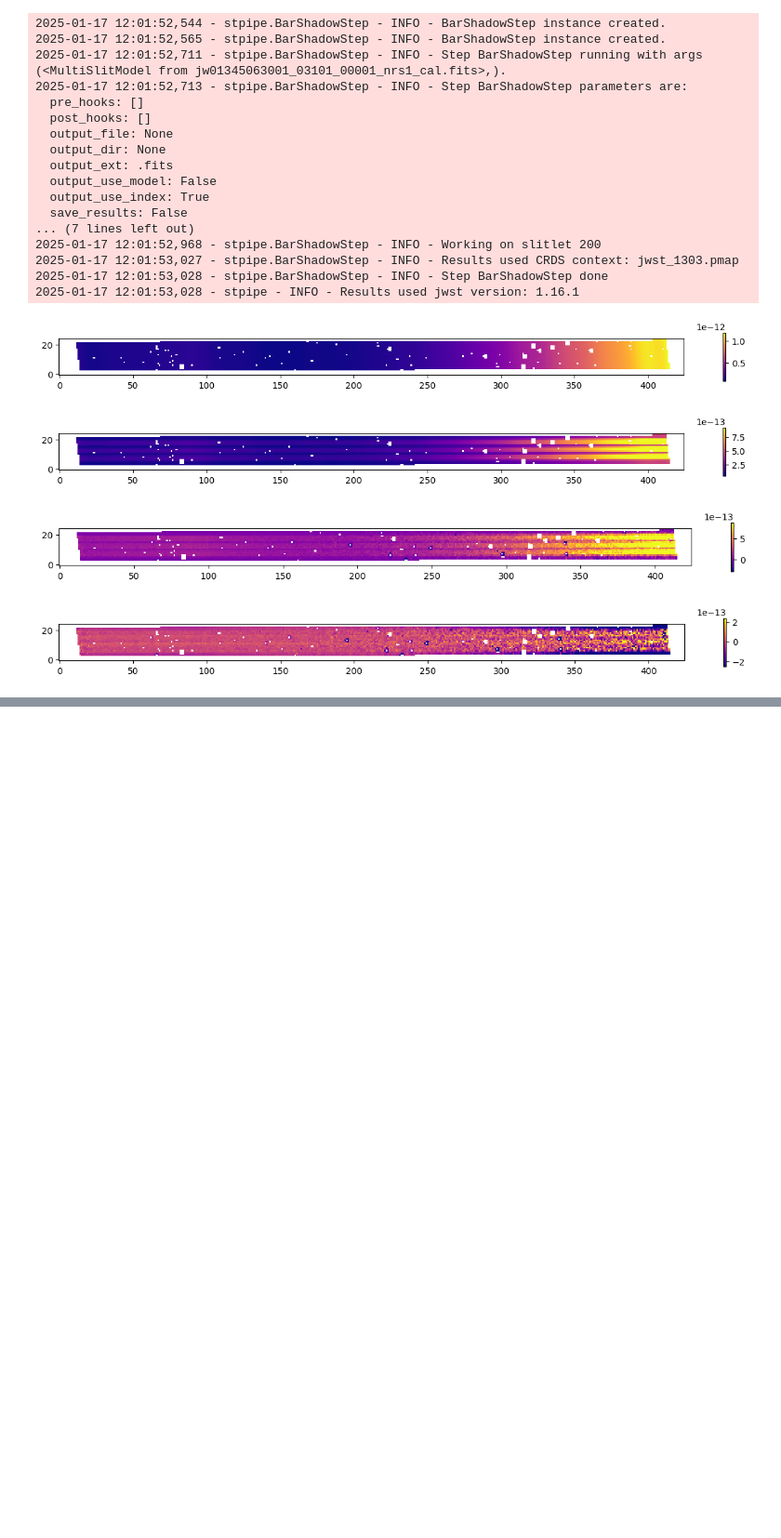
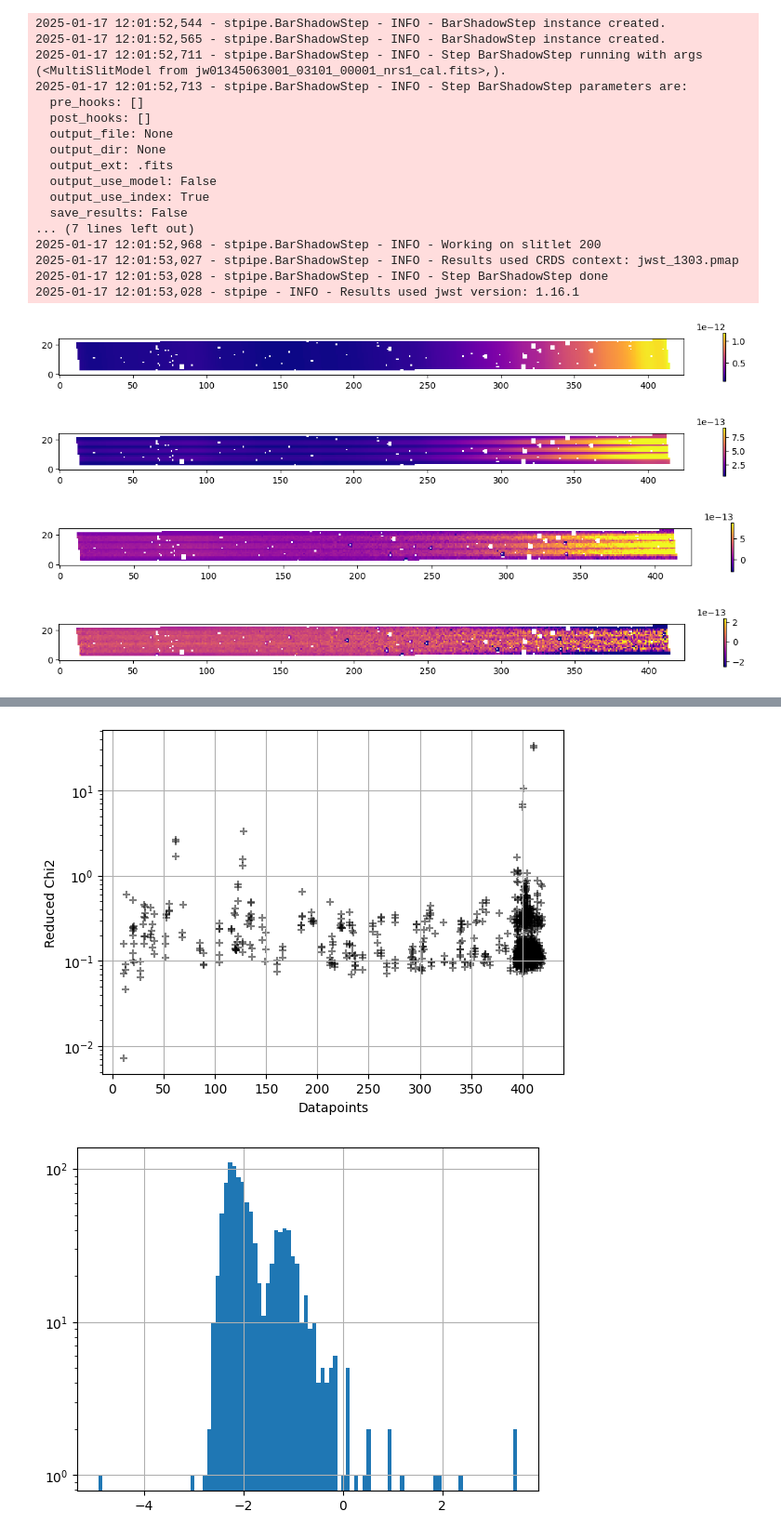
Before and after one commit to TimEpsilon/BetterNIRSpecBackground, a Jupyter notebook: BNBG/Notebooks/ArtifactSearching.ipynb, the cells around one changed output, grey strips where cells are left out. Shown at 93% size. Drawn from its saved outputs; the diff is of its cells as text; code cells hidden in the pictures; blank space fills up the shorter version.

```diff
--- a/BNBG/Notebooks/ArtifactSearching.ipynb
+++ b/BNBG/Notebooks/ArtifactSearching.ipynb
@@ -425,0 +463,6 @@ result = spec2.run(directory+"jw01345063001_03101_00001_nrs1_rate.fits")
+# %%
+directory = '/home/tim-dewachter/Documents/Thèse/BetterNIRSpecBackground/mastDownload/JWST/CEERS-NIRSPEC-P5-PRISM-MSATA/'
+csvs = glob(directory + '*.csv')
+csvs = [pd.read_csv(_,sep="\t") for _ in csvs]
+csv = pd.concat(csvs)
+csv
@@ -425,0 +483,17 @@ result = spec2.run(directory+"jw01345063001_03101_00001_nrs1_rate.fits")
+# %%
+plt.figure()
+plt.grid()
+plt.scatter(csv["datapoints"],csv["reducedChi2"],marker='+',color='k',alpha=0.5)
+plt.yscale('log')
+plt.ylabel('Reduced Chi2')
+plt.xlabel('Datapoints')
+plt.show()
+
+plt.figure()
+plt.hist(np.log(csv["reducedChi2"]),bins=100)
+plt.grid()
+plt.yscale('log')
+plt.show()
+# %% [output]
+[figure, added]
+[figure, added]
```
Also changed, not shown: parts of 8 cells of this notebook, 4 other files.
